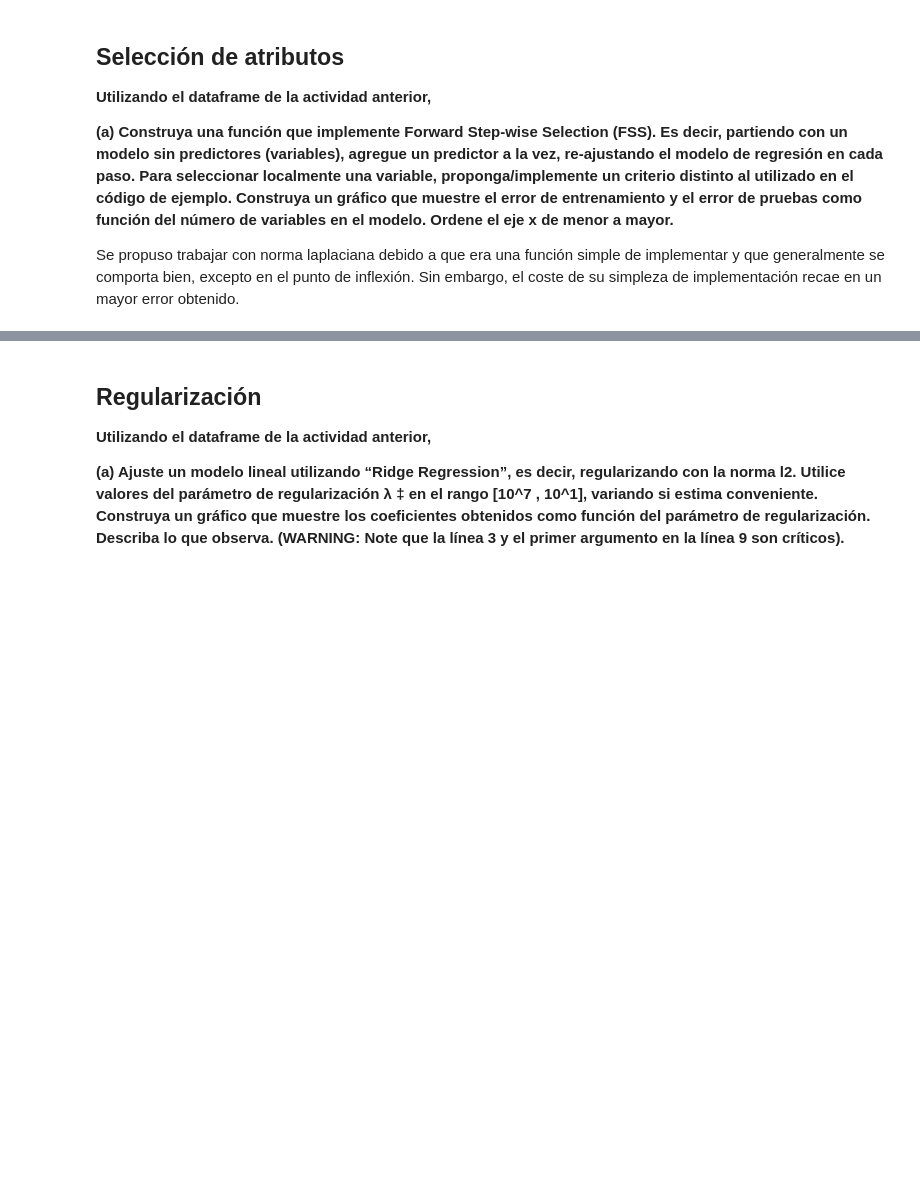
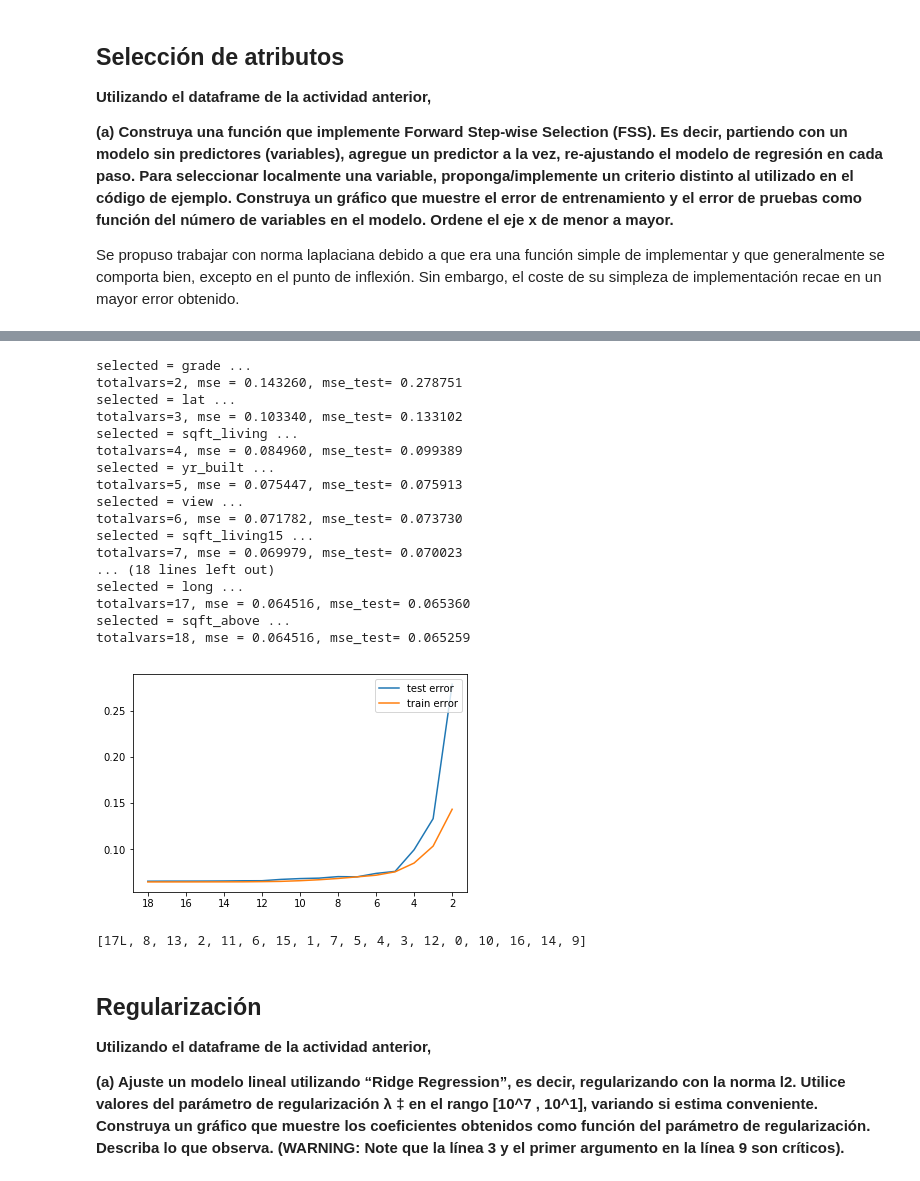
Before and after one commit to AlfredoAlfi/MachineLearning1, a Jupyter notebook: Tarea1_Machine_Learning.ipynb, the cells around one changed output, grey strips where cells are left out. Saved outputs shown, nothing was run; the diff lists cells and outputs as text; code cells hidden in the pictures; blank space fills up the shorter version.

```diff
--- a/Tarea1_Machine_Learning.ipynb
+++ b/Tarea1_Machine_Learning.ipynb
@@ -384,4 +418,79 @@ totalvars=18, mle = 0.196594
 [17L, 8, 13, 2, 11, 6, 1, 15, 7, 4, 5, 3, 0, 12, 10, 16, 9, 14]
+# %%
+import matplotlib.pylab as plt
+nytest = ytest.as_matrix()
+nXtest = Xtest.as_matrix()
+def fss(x, y, names_x, k = 10000):
+    p = x.shape[1]-1
+    k = min(p, k)
+    names_x = np.array(names_x)
+    remaining = range(0, p)
+    selected = [p]
+    current_score = best_new_score = 0.0
+    lista_total=[]
+    errores_mle=[]
+    et=[]
+    while remaining and len(selected)<=k :
+        score_candidates = []
+        score_t =[]
+        for candidate in remaining:
+            model = lm.LinearRegression(fit_intercept=False)
+            indexes = selected + [candidate]
+            x_train = x[:,indexes]
+            x_test = nXtest[:,indexes]
+            predictions_train = model.fit(x_train, y).predict(x_train)
+            pred_t = model.fit(x_train, y).predict(x_test)
+            #residuals_t=map(abs,pred_t - nytest)
+            laplace_t=np.mean(np.power(pred_t - nytest,2))
+            #residuals_train = map(abs,predictions_train - y)
+            #Residuo Laplaciano // de valor absoluto
+            laplace_candidate = np.mean(np.power(predictions_train - y,2))
+            score_candidates.append((laplace_candidate, candidate))
+            score_t.append(laplace_t)
+        score_candidates.sort()
+        score_t.sort()
+        mle_test=score_t.pop()
+        et.append(mle_test)
+        score_candidates[:] = score_candidates[::-1]
+        best_new_score, best_candidate = score_candidates.pop()
+        remaining.remove(best_candidate)
+        selected.append(best_candidate)
+        lista_total.append(len(indexes))
+        errores_mle.append(best_new_score)
+        print "selected = %s ..."%names_x[best_candidate]
+        print "totalvars=%d, mse = %f, mse_test= %f"%(len(indexes),best_new_score,mle_test)
+    ax = plt.gca()
+
+    ax.plot(lista_total,et,label='test error')
+    ax.plot(lista_total,errores_mle,label='train error')
+    plt.legend(loc=1)
+    ax.set_xlim(ax.get_xlim()[::-1])
+    plt.show()
+    return selected
+names_regressors = X.columns[:-1] #without intercept
+Xm = Xtrain.as_matrix()
+ym = ytrain.as_matrix()
+fss(Xm,ym,caracteristicas)
+# %% [output]
+selected = grade ...
+totalvars=2, mse = 0.143260, mse_test= 0.278751
+selected = lat ...
+totalvars=3, mse = 0.103340, mse_test= 0.133102
+selected = sqft_living ...
+totalvars=4, mse = 0.084960, mse_test= 0.099389
+selected = yr_built ...
+totalvars=5, mse = 0.075447, mse_test= 0.075913
+selected = view ...
+totalvars=6, mse = 0.071782, mse_test= 0.073730
+selected = sqft_living15 ...
+totalvars=7, mse = 0.069979, mse_test= 0.070023
+... (18 lines left out)
+selected = long ...
+totalvars=17, mse = 0.064516, mse_test= 0.065360
+selected = sqft_above ...
+totalvars=18, mse = 0.064516, mse_test= 0.065259
+[figure, added]
+[17L, 8, 13, 2, 11, 6, 15, 1, 7, 5, 4, 3, 12, 0, 10, 16, 14, 9]
 # %% [markdown]
 <h2>Regularización</h2>
 <p><b>Utilizando el dataframe de la actividad anterior,</b></p>
```
Also changed, not shown: parts of 5 cells of this notebook.
